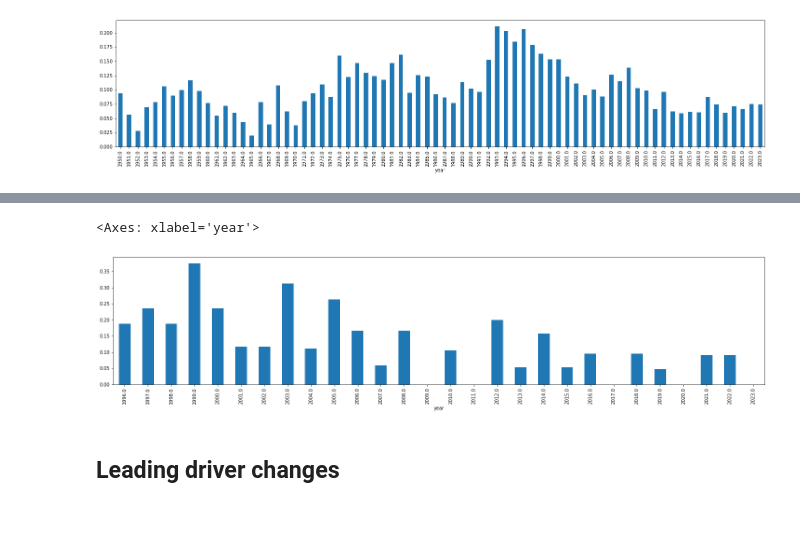
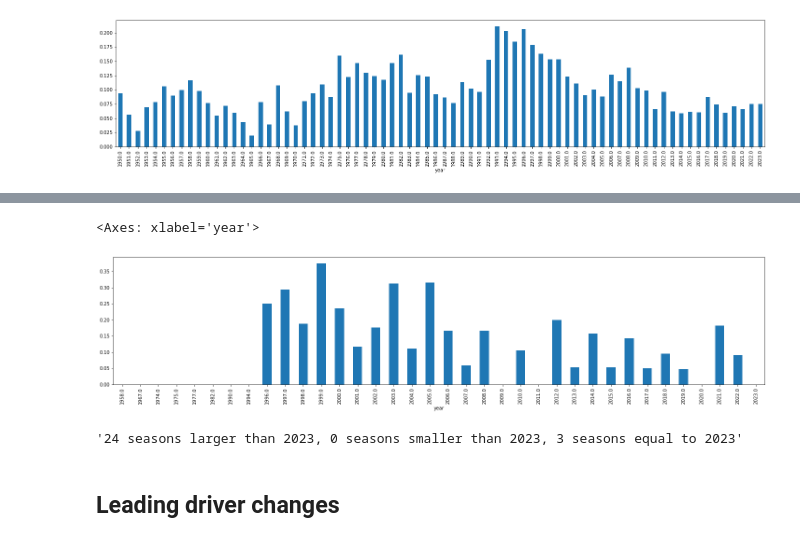
Before and after one commit to michalkasparek/f1-stats, a Jupyter notebook: 101 the most boring season.ipynb, the cells around one changed output, grey strips where cells are left out. Drawn from its saved outputs; the diff is of its cells as text; code cells hidden in the pictures.

```diff
--- a/101 the most boring season.ipynb
+++ b/101 the most boring season.ipynb
@@ -94,2 +105,2 @@ Index(['resultId', 'raceId', 'driverId', 'constructorId', 'number', 'grid',
 # %%
-laps = laps.merge(results[['raceId','driverId','laps','year','round','gp','name','constructor','status']], on=['raceId','driverId'])
+laps = laps.merge(results[results['year'] >= 1996][['raceId','driverId','grid','laps','year','round','gp','name','constructor','status']], on=['raceId','driverId'], how='outer')
@@ -132,2 +127,5 @@ laps
 # %%
-fromzerotohero = laps[((laps['lap'] == laps['laps']) | (laps['lap'] == laps['laps'] -1 )) & (laps['position'] == 1) & (laps['laps'] < laps['totalLaps'])].drop(columns=['lap','time','milliseconds']).drop_duplicates()
+fromherotozero = laps[(((laps['lap'] == laps['laps']) | (laps['lap'] == laps['laps'] -1 )  | (laps['lap'] == laps['laps'] -2 )) & (laps['position'] == 1) & (laps['laps'] < laps['totalLaps']) | ((laps['laps'] == 0) & (laps['grid'] == 1)))].drop(columns=['lap','time','milliseconds']).drop_duplicates()
+fromherotozero = fromherotozero[fromherotozero['status'] != 'Finished']
+# %%
+fromherotozero['lapsUntilFinish'] = fromherotozero['totalLaps'] - fromherotozero['laps']
@@ -150,8 +181,12 @@ fromzerotohero
 # %%
-(fromzerotohero.groupby('year')['raceId'].nunique() / results[results['year'] >= 1996].groupby('year')['raceId'].nunique()).plot.bar(figsize=(25,5))
+(fromherotozero.groupby('year')['raceId'].nunique() / results[results['year'] >= 1996].groupby('year')['raceId'].nunique()).plot.bar(figsize=(25,5))
 # %% [output]
 <Axes: xlabel='year'>
-[figure, old version]
+[figure, new version]
+# %%
+rank23((fromherotozero.groupby('year')['raceId'].nunique() / results[results['year'] >= 1996].groupby('year')['raceId'].nunique()))
+# %% [output]
+'24 seasons larger than 2023, 0 seasons smaller than 2023, 3 seasons equal to 2023'
 # %% [markdown]
 ## Leading driver changes
 # %%
```
Also changed, not shown: parts of 52 cells of this notebook, 10 other files.
